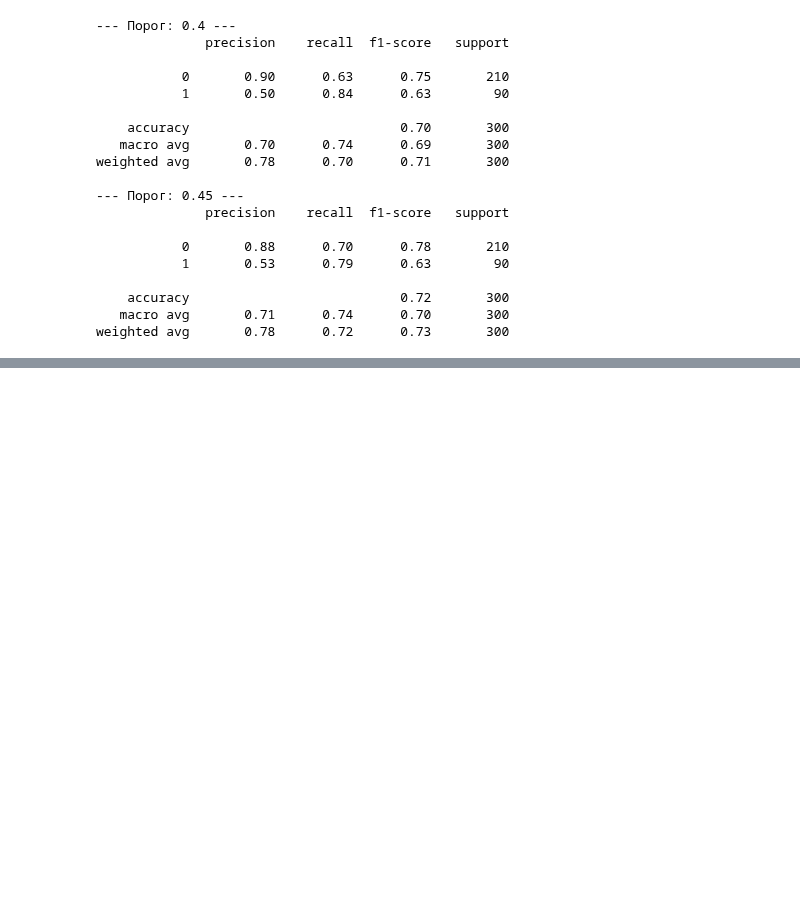
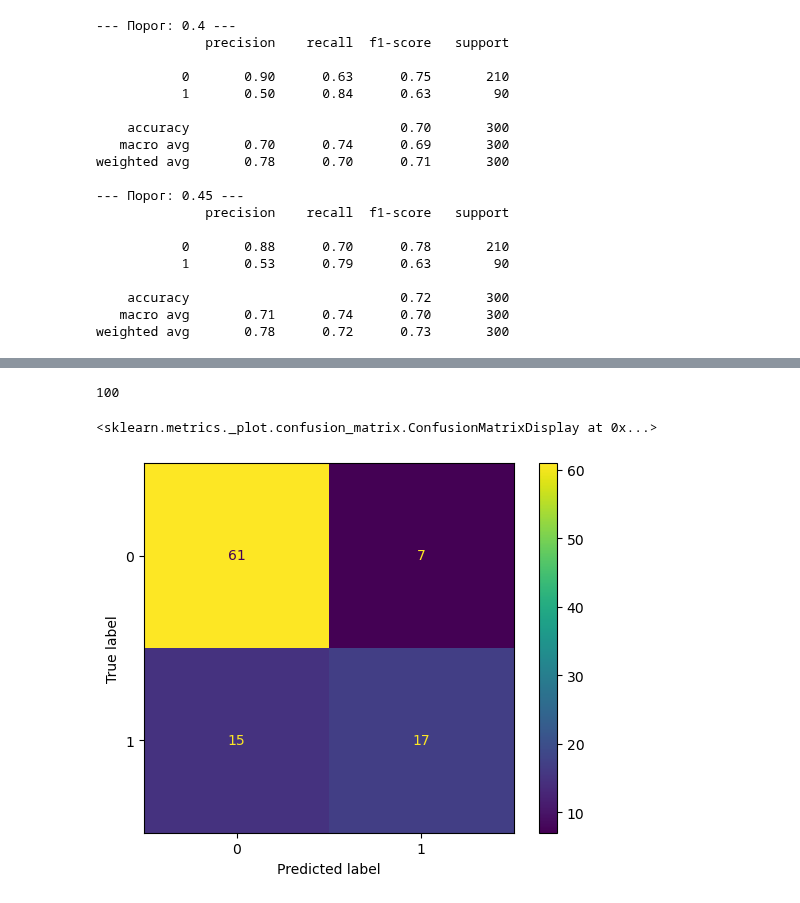
Before and after one commit to Romallorus/ml_portfolio, a Jupyter notebook: German_Credit_Data.ipynb, the cells around one changed output, grey strips where cells are left out. Drawn from its saved outputs; the diff is of its cells as text; code cells hidden in the pictures; blank space fills up the shorter version.

Commit message:
Update German_Credit_Data

```diff
--- a/German_Credit_Data.ipynb
+++ b/German_Credit_Data.ipynb
@@ -378,0 +381,4 @@ weighted avg       0.78      0.72      0.73       300
+# %%
+df_new = df_credit.copy()
+X_new = df_new.drop('kredit', axis=1)
+y_new = df_new['kredit']
@@ -378,0 +473,18 @@ weighted avg       0.78      0.72      0.73       300
+# %%
+X_train_new_2, X_test_new_2, y_train_new_2, y_test_new_2 = train_test_split(X_new, y_new, test_size=0.1, random_state=101)
+# %%
+model = CatBoostClassifier(
+    iterations=2000,
+    learning_rate=0.05,
+    depth=6,
+    l2_leaf_reg=3.0,
+    loss_function='Logloss',
+    eval_metric='AUC',
+    random_seed=101,
+    verbose=100 # Выводить лог каждые 100 итераций
+)
+model.fit(
+    X_train_new_2,
+    y_train_new_2,
+    early_stopping_rounds=50
+)
@@ -378,0 +510,10 @@ weighted avg       0.78      0.72      0.73       300
+# %%
+pred_new_2 = model.predict(X_test_new_2)
+pred_new_2.size
+# %% [output]
+100
+# %%
+ConfusionMatrixDisplay.from_predictions(y_test_new_2, pred_new_2)
+# %% [output]
+<sklearn.metrics._plot.confusion_matrix.ConfusionMatrixDisplay at 0x...>
+[figure, added]
```
Also changed, not shown: parts of 7 cells of this notebook, 4 other files.
